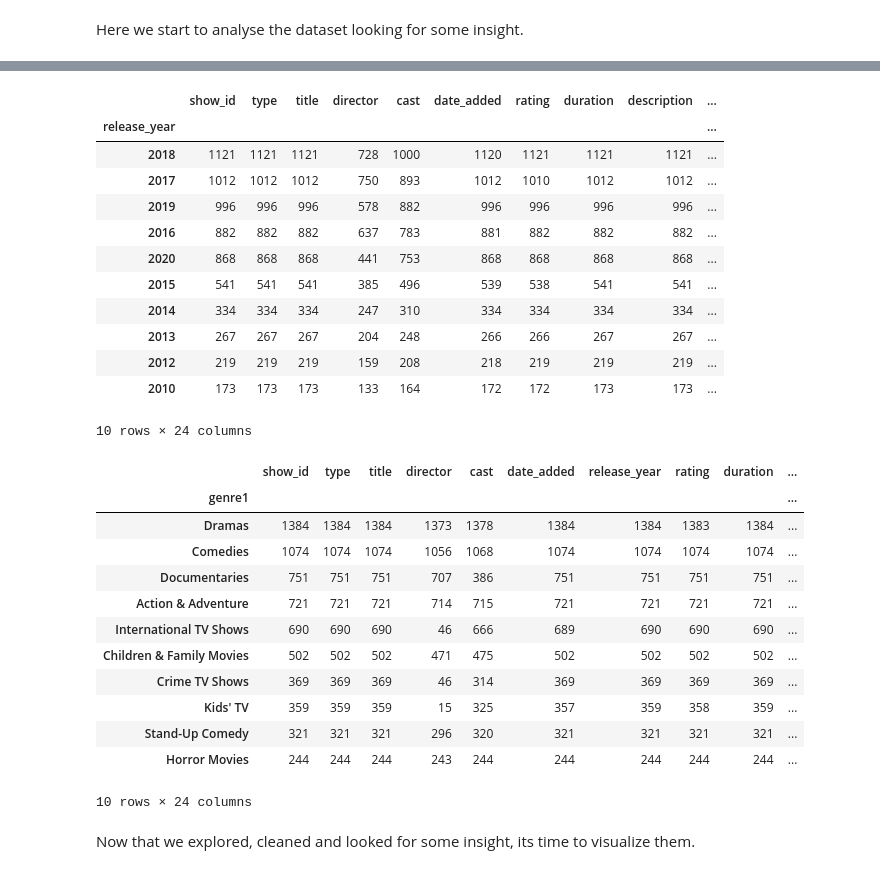
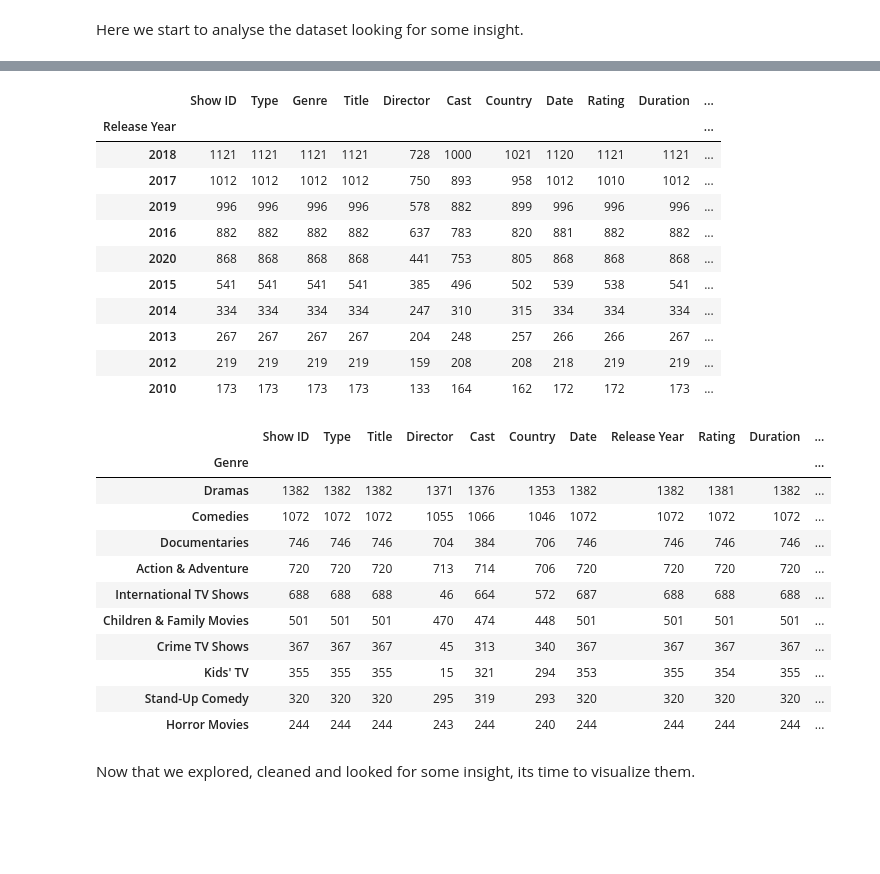
Before and after one commit to gulcan7414/uwa-dataanalytics-project1, a Jupyter notebook: project.ipynb, the cells around one changed output, grey strips where cells are left out. Drawn from its saved outputs; the diff is of its cells as text; code cells hidden in the pictures; blank space fills up the shorter version.

```diff
--- a/project.ipynb
+++ b/project.ipynb
@@ -297,37 +302,35 @@ df_Netflix_merged_country_genre.groupby(["Type"]).count()
 # %%
-#Checking the total of Movies and TV Shows realased by year.
-df_Netflix_merged_country_genre.groupby(["Release Year"]).count().sort_values(ascending=False, by='show_id').head(10)
+#Checking the total of Movies and TV Shows released by year.
+df_Netflix_merged_country_genre.groupby(["Release Year"]).count().sort_values(ascending=False, by='Show ID').head(10)
 # %% [output]
-|  | show_id | type | title | director | cast | date_added | rating | duration | description | ... |
-| release_year |  |  |  |  |  |  |  |  |  | ... |
-| 2018 | 1121 | 1121 | 1121 | 728 | 1000 | 1120 | 1121 | 1121 | 1121 | ... |
-| 2017 | 1012 | 1012 | 1012 | 750 | 893 | 1012 | 1010 | 1012 | 1012 | ... |
-| 2019 | 996 | 996 | 996 | 578 | 882 | 996 | 996 | 996 | 996 | ... |
-| 2016 | 882 | 882 | 882 | 637 | 783 | 881 | 882 | 882 | 882 | ... |
-| 2020 | 868 | 868 | 868 | 441 | 753 | 868 | 868 | 868 | 868 | ... |
-| 2015 | 541 | 541 | 541 | 385 | 496 | 539 | 538 | 541 | 541 | ... |
-| 2014 | 334 | 334 | 334 | 247 | 310 | 334 | 334 | 334 | 334 | ... |
-| 2013 | 267 | 267 | 267 | 204 | 248 | 266 | 266 | 267 | 267 | ... |
-| 2012 | 219 | 219 | 219 | 159 | 208 | 218 | 219 | 219 | 219 | ... |
-| 2010 | 173 | 173 | 173 | 133 | 164 | 172 | 172 | 173 | 173 | ... |
+|  | Show ID | Type | Genre | Title | Director | Cast | Country | Date | Rating | Duration | ... |
+| Release Year |  |  |  |  |  |  |  |  |  |  | ... |
+| 2018 | 1121 | 1121 | 1121 | 1121 | 728 | 1000 | 1021 | 1120 | 1121 | 1121 | ... |
+| 2017 | 1012 | 1012 | 1012 | 1012 | 750 | 893 | 958 | 1012 | 1010 | 1012 | ... |
+| 2019 | 996 | 996 | 996 | 996 | 578 | 882 | 899 | 996 | 996 | 996 | ... |
+| 2016 | 882 | 882 | 882 | 882 | 637 | 783 | 820 | 881 | 882 | 882 | ... |
+| 2020 | 868 | 868 | 868 | 868 | 441 | 753 | 805 | 868 | 868 | 868 | ... |
+| 2015 | 541 | 541 | 541 | 541 | 385 | 496 | 502 | 539 | 538 | 541 | ... |
+| 2014 | 334 | 334 | 334 | 334 | 247 | 310 | 315 | 334 | 334 | 334 | ... |
+| 2013 | 267 | 267 | 267 | 267 | 204 | 248 | 257 | 266 | 266 | 267 | ... |
+| 2012 | 219 | 219 | 219 | 219 | 159 | 208 | 208 | 218 | 219 | 219 | ... |
+| 2010 | 173 | 173 | 173 | 173 | 133 | 164 | 162 | 172 | 172 | 173 | ... |
-10 rows × 24 columns
 # %%
 #Checking the total of Movies and Tv Shows by genre.
-df_Netflix_merged_country_genre.groupby(["Genre"]).count().sort_values(ascending=False, by='show_id').head(10)
+df_Netflix_merged_country_genre.groupby(["Genre"]).count().sort_values(ascending=False, by='Show ID').head(10)
 # %% [output]
-|  | show_id | type | title | director | cast | date_added | release_year | rating | duration | ... |
-| genre1 |  |  |  |  |  |  |  |  |  | ... |
-| Dramas | 1384 | 1384 | 1384 | 1373 | 1378 | 1384 | 1384 | 1383 | 1384 | ... |
-| Comedies | 1074 | 1074 | 1074 | 1056 | 1068 | 1074 | 1074 | 1074 | 1074 | ... |
-| Documentaries | 751 | 751 | 751 | 707 | 386 | 751 | 751 | 751 | 751 | ... |
-| Action & Adventure | 721 | 721 | 721 | 714 | 715 | 721 | 721 | 721 | 721 | ... |
-| International TV Shows | 690 | 690 | 690 | 46 | 666 | 689 | 690 | 690 | 690 | ... |
-| Children & Family Movies | 502 | 502 | 502 | 471 | 475 | 502 | 502 | 502 | 502 | ... |
-| Crime TV Shows | 369 | 369 | 369 | 46 | 314 | 369 | 369 | 369 | 369 | ... |
-| Kids' TV | 359 | 359 | 359 | 15 | 325 | 357 | 359 | 358 | 359 | ... |
-| Stand-Up Comedy | 321 | 321 | 321 | 296 | 320 | 321 | 321 | 321 | 321 | ... |
-| Horror Movies | 244 | 244 | 244 | 243 | 244 | 244 | 244 | 244 | 244 | ... |
+|  | Show ID | Type | Title | Director | Cast | Country | Date | Release Year | Rating | Duration | ... |
+| Genre |  |  |  |  |  |  |  |  |  |  | ... |
+| Dramas | 1382 | 1382 | 1382 | 1371 | 1376 | 1353 | 1382 | 1382 | 1381 | 1382 | ... |
+| Comedies | 1072 | 1072 | 1072 | 1055 | 1066 | 1046 | 1072 | 1072 | 1072 | 1072 | ... |
+| Documentaries | 746 | 746 | 746 | 704 | 384 | 706 | 746 | 746 | 746 | 746 | ... |
+| Action & Adventure | 720 | 720 | 720 | 713 | 714 | 706 | 720 | 720 | 720 | 720 | ... |
+| International TV Shows | 688 | 688 | 688 | 46 | 664 | 572 | 687 | 688 | 688 | 688 | ... |
+| Children & Family Movies | 501 | 501 | 501 | 470 | 474 | 448 | 501 | 501 | 501 | 501 | ... |
+| Crime TV Shows | 367 | 367 | 367 | 45 | 313 | 340 | 367 | 367 | 367 | 367 | ... |
+| Kids' TV | 355 | 355 | 355 | 15 | 321 | 294 | 353 | 355 | 354 | 355 | ... |
+| Stand-Up Comedy | 320 | 320 | 320 | 295 | 319 | 293 | 320 | 320 | 320 | 320 | ... |
+| Horror Movies | 244 | 244 | 244 | 243 | 244 | 240 | 244 | 244 | 244 | 244 | ... |
-10 rows × 24 columns
 # %% [markdown]
 Now that we explored, cleaned and looked for some insight, its time to visualize them.
 # %% [markdown]
```
Also changed, not shown: parts of 20 cells of this notebook.
